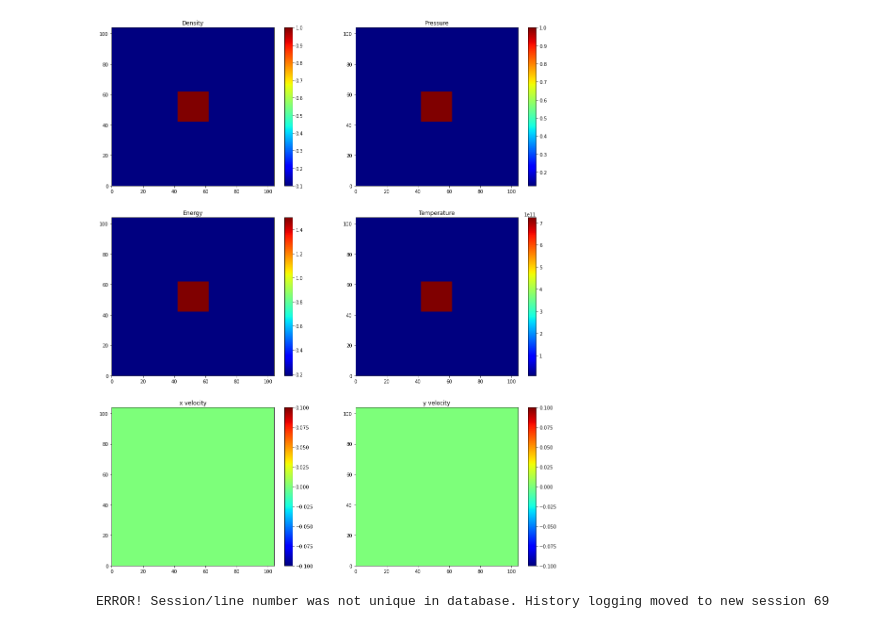
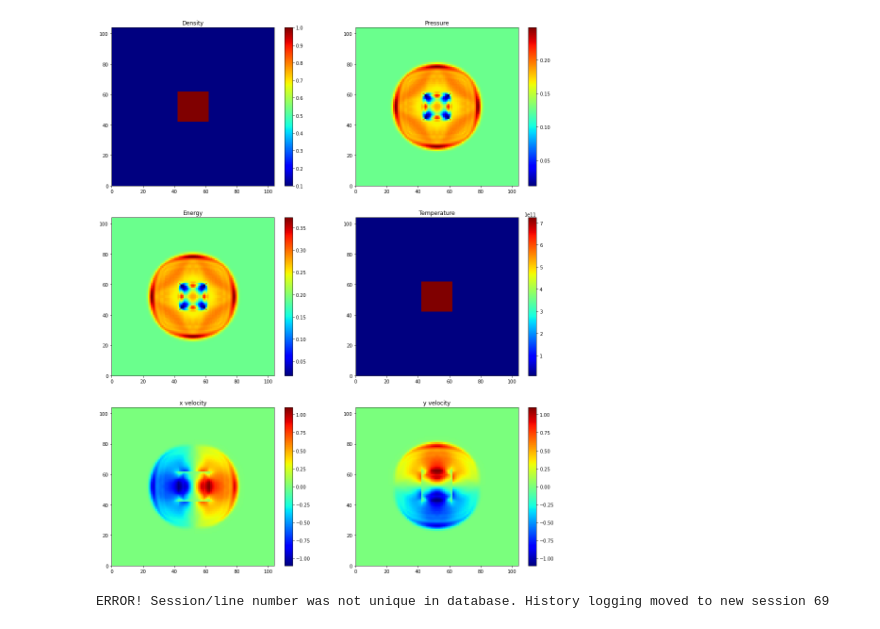
Before and after one commit to changhyun-cho/astrophysics, a Jupyter notebook: hydrodynamics/Testing 2D Hydrocode.ipynb, the cells around one changed output. Cells and saved outputs as stored; diff of their text form; code cells hidden in the pictures.

Commit message:
guess I finished the source term part

```diff
--- a/hydrodynamics/Testing 2D Hydrocode.ipynb
+++ b/hydrodynamics/Testing 2D Hydrocode.ipynb
@@ -15,8 +15,8 @@ def setup_grid():
     global rho, P, e, T
     global u, w, f_rho, f_e
 
-    xmin = 0.0
-    xmax = 1.0
+    xmin = 0.
+    xmax = 1.
 
     ng = 2 # ghost cells
     nx = 100 # number of cells
@@ -39,7 +39,6 @@ def setup_grid():
     f_e = np.zeros([nx+2*ng,nx+2*ng],dtype=np.float64)
 # %%
 def fill_ICs(type="shock"):
-
     global rho, P, e, T
     global u, w, f_rho, f_e
 
@@ -51,10 +50,8 @@ def fill_ICs(type="shock"):
         rho[ilo:ihi,ilo:ihi] = 0.1
         P[ilo:ihi,ilo:ihi] = 0.125
 
-        rho[left:right,left:right] = 1.0
-        P[left:right,left:right] = 1.0
-
-        #u[:,ilo:ilo+20] = 1.0
+        rho[left:right,left:right] = 1.
+        P[left:right,left:right] = 1.
 
     else:
         print("unknown type")
@@ -113,10 +102,10 @@ def apply_BCs(apply):
 # %%
 def timestep():
-    global dt
+    global dt, q
     cs = np.sqrt(gamma*P/rho)
-    du = 1
-    dw = 1
-    q = 1
+    du = 1.
+    dw = 1.
+    q = 1. # must be equal to the viscosity parameter
     C0 = 0.5
     dt_1 = dx/(cs+np.abs(u)) #1/cs*np.min(dx,dy)
     dt_2 = dy/(cs+np.abs(w)) #dx/np.abs(u)
@@ -200,22 +211,27 @@ def apply_artificial_viscosity():
 # %%
 setup_grid()
 fill_ICs(type="shock")
 
 total = [rho, P, e, T, u, w]
 for var in total:
     apply_BCs(var)
 
-#timestep()
+#for i in range(100):
+
+timestep()
+
+solve_source()
 #update_velocity()
 #update_energy()
 #apply_artificial_viscosity()
+
 
 #solve_advection()
 colormaps()
 #timestep()
 #print(dt)
 # %% [output]
-[figure, old version]
+[figure, new version]
 # %%
 def solve_advection():
 
```
Also changed, not shown: parts of 2 cells of this notebook.
